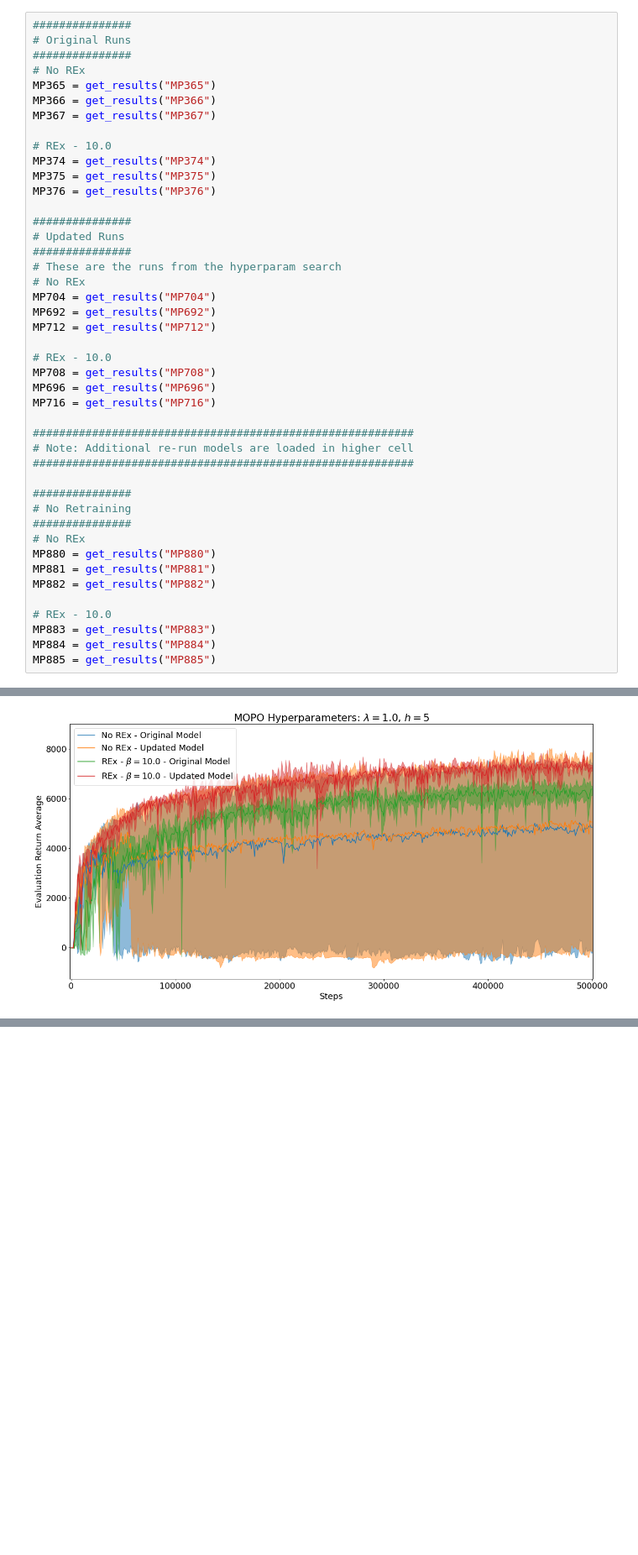
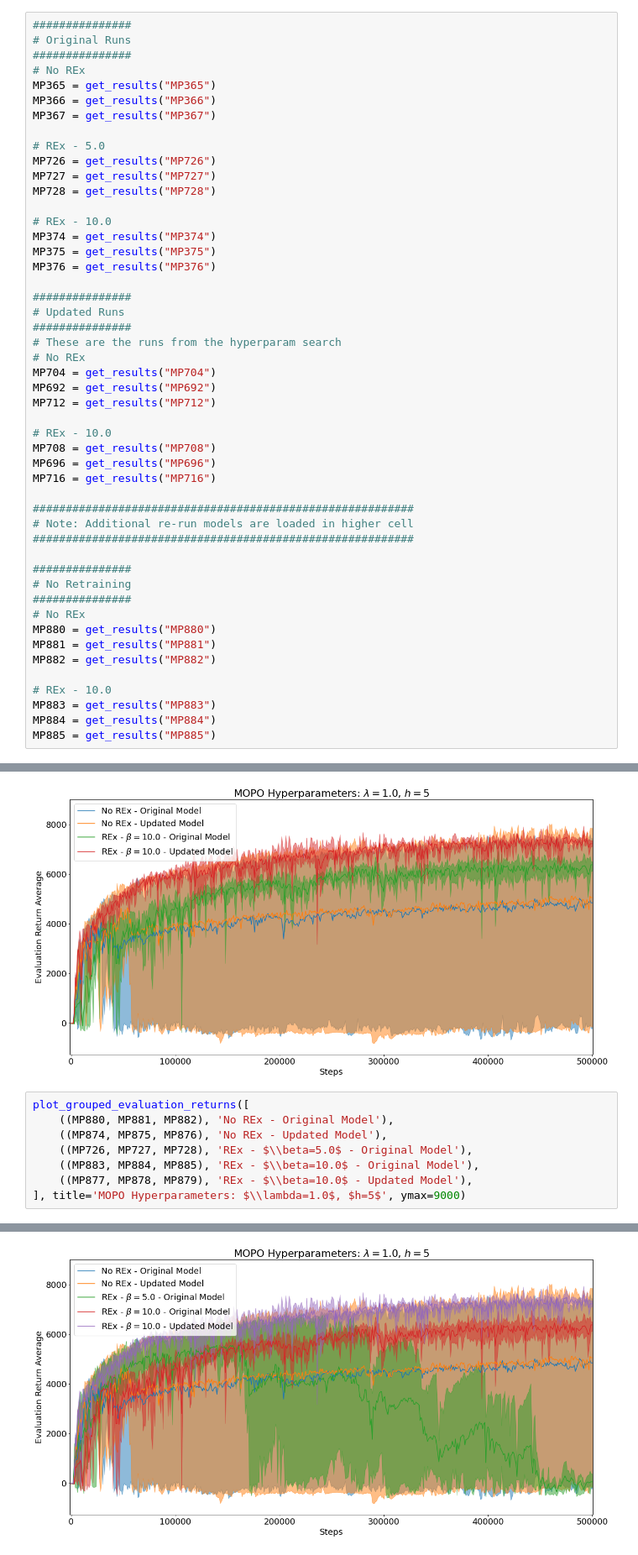
Before and after one commit to thatscotdatasci/mopo, a Jupyter notebook: jupyter/mixed_3/Analysis_MP875-MP885-Retrain.ipynb, the cells around one changed output, grey strips where cells are left out. Shown at 84% size. Drawn from its saved outputs; the diff is of its cells as text; blank space fills up the shorter version.

```diff
--- a/jupyter/mixed_3/Analysis_MP875-MP885-Retrain.ipynb
+++ b/jupyter/mixed_3/Analysis_MP875-MP885-Retrain.ipynb
@@ -81,6 +81,11 @@ plot_min_max_penalty([
 MP365 = get_results("MP365")
 MP366 = get_results("MP366")
 MP367 = get_results("MP367")
+
+# REx - 5.0
+MP726 = get_results("MP726")
+MP727 = get_results("MP727")
+MP728 = get_results("MP728")
 
 # REx - 10.0
 MP374 = get_results("MP374")
@@ -213,3 +218,12 @@ plot_grouped_evaluation_returns([
  'REx - $\\beta=10.0$ - Updated Model': {'mean': 7227.17333984375,
   'std': 101.7091050325149}}
 [figure]
+# %%
+plot_grouped_evaluation_returns([
+    ((MP880, MP881, MP882), 'No REx - Original Model'),
+    ((MP874, MP875, MP876), 'No REx - Updated Model'),
+    ((MP726, MP727, MP728), 'REx - $\\beta=5.0$ - Original Model'),
+    ((MP883, MP884, MP885), 'REx - $\\beta=10.0$ - Original Model'),
+    ((MP877, MP878, MP879), 'REx - $\\beta=10.0$ - Updated Model'),
+], title='MOPO Hyperparameters: $\\lambda=1.0$, $h=5$', ymax=9000)
+# %% [output]
@@ -215,0 +240 @@ plot_grouped_evaluation_returns([
+[figure, added]
```
Also changed, not shown: parts of 5 cells of this notebook, 7 other files.
